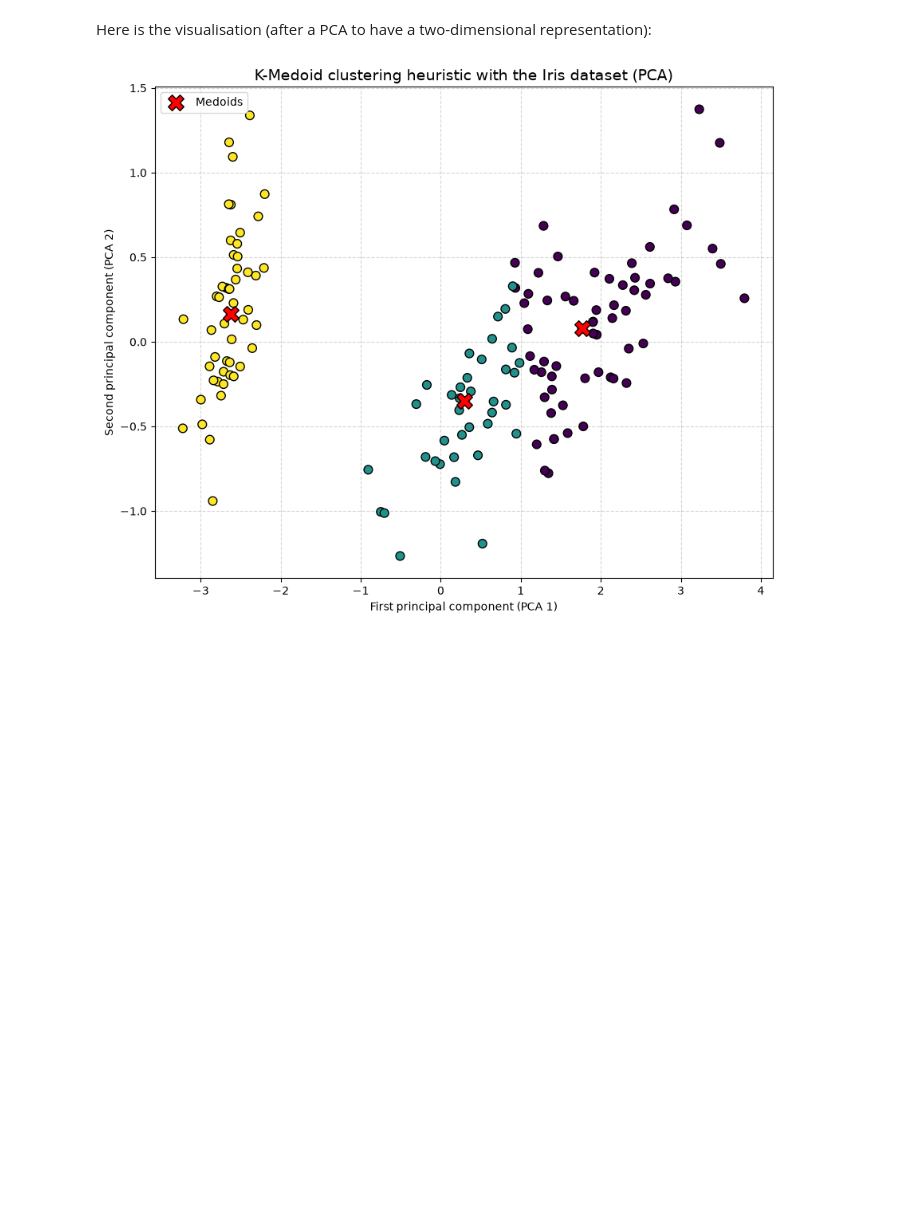
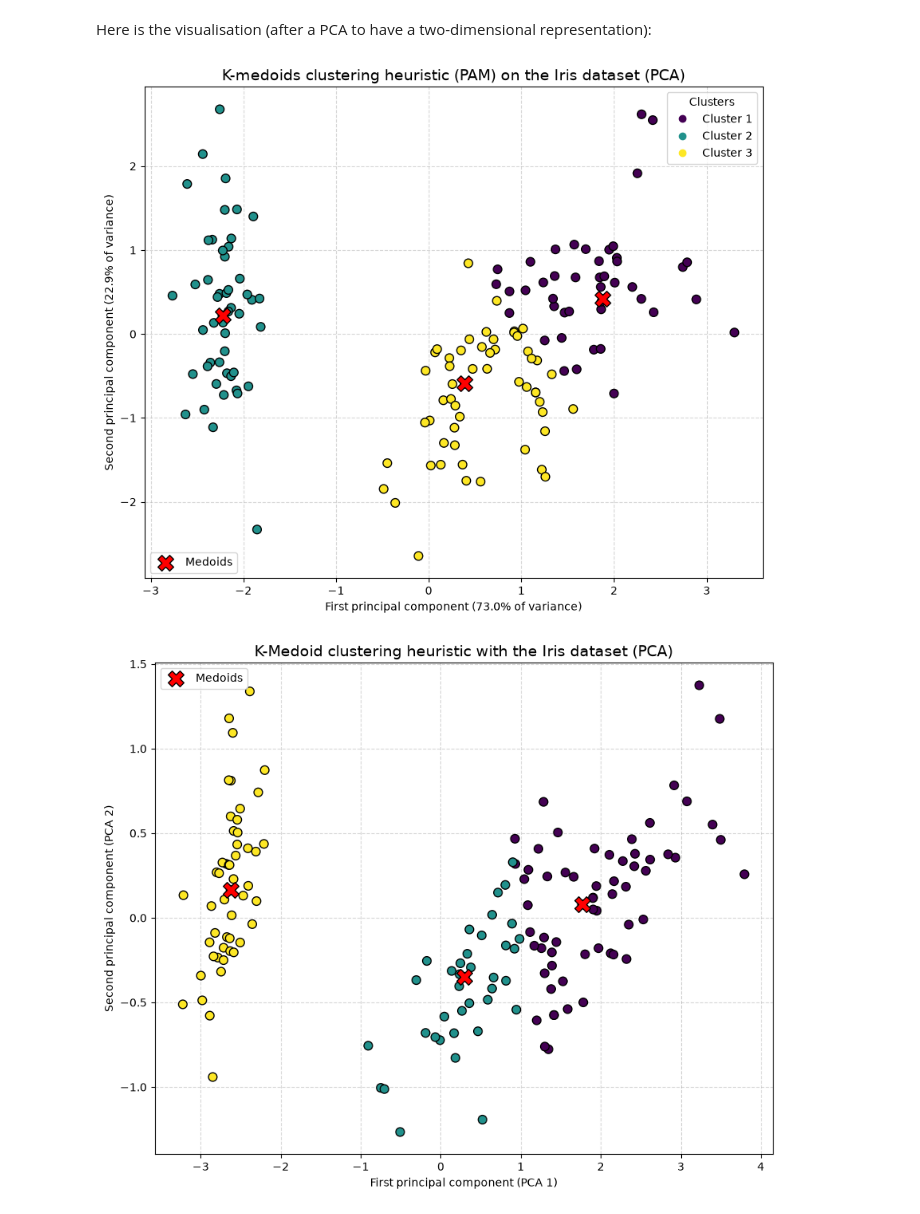
Before and after one commit to id2591/Optimisation, a Jupyter notebook: heuristic_kmedoids.ipynb, the cells around one changed output. Saved outputs shown, nothing was run; the diff lists cells and outputs as text; code cells hidden in the pictures; blank space fills up the shorter version.

```diff
--- a/heuristic_kmedoids.ipynb
+++ b/heuristic_kmedoids.ipynb
@@ -12,20 +12,17 @@ from sklearn_extra.cluster._k_medoids import KMedoids
 ## Data
 # %%
 iris = load_iris()
-X = iris.data
+X_raw = iris.data
+X = (X_raw - X_raw.mean(axis=0)) / X_raw.std(axis=0, ddof=1)
 y = iris.target
 # %% [markdown]
 ## K-medoids (heuristic)
 # %%
 %%time
-# start_time = time.perf_counter()
 
-kmedoids = KMedoids(n_clusters=3, random_state=42)
-k
-
+k = 3
+kmedoids = KMedoids(n_clusters=k, method="pam", init="k-medoids++", random_state=42)
+kmedoids.fit(X)
 y_pred = kmedoids.labels_
 medoid_indices = kmedoids.medoid_indices_
-
-# end_time = time.perf_counter()
-# print(f"Temps de calcul K-Medoids : {end_time - start_time:.6f} secondes")
 # %% [output]
@@ -34,5 +31,31 @@ Wall time: 20.4 ms
 # %% [markdown]
 Here is the visualisation (after a PCA to have a two-dimensional representation):
+# %%
+pca = PCA(n_components=2)
+X_2d = pca.fit_transform(X)
+var = pca.explained_variance_ratio_ * 100
+
+plt.figure(figsize=(10, 8))
+scatter = plt.scatter(X_2d[:, 0], X_2d[:, 1], c=y_pred, cmap="viridis",
+                      s=60, edgecolor="k", zorder=2)
+plt.scatter(X_2d[medoid_indices, 0], X_2d[medoid_indices, 1],
+            c="red", marker="X", s=200, edgecolor="black",
+            label="Medoids", zorder=3)
+
+handles, _ = scatter.legend_elements()
+legend_clusters = plt.legend(handles, [f"Cluster {i+1}" for i in range(k)],
+                             loc="upper right", title="Clusters")
+plt.gca().add_artist(legend_clusters)
+plt.legend(loc="lower left")
+
+plt.title("K-medoids clustering heuristic (PAM) on the Iris dataset (PCA)", fontsize=14)
+plt.xlabel(f"First principal component ({var[0]:.1f}% of variance)")
+plt.ylabel(f"Second principal component ({var[1]:.1f}% of variance)")
+plt.grid(True, linestyle="--", alpha=0.5)
+plt.savefig("iris_heuristic_kmedoids.png", dpi=300, bbox_inches="tight")
+plt.show()
+# %% [output]
+[figure, added]
 # %%
 
 pca = PCA(n_components=2)
```
Also changed, not shown: parts of 1 cell of this notebook, 8 other files.
